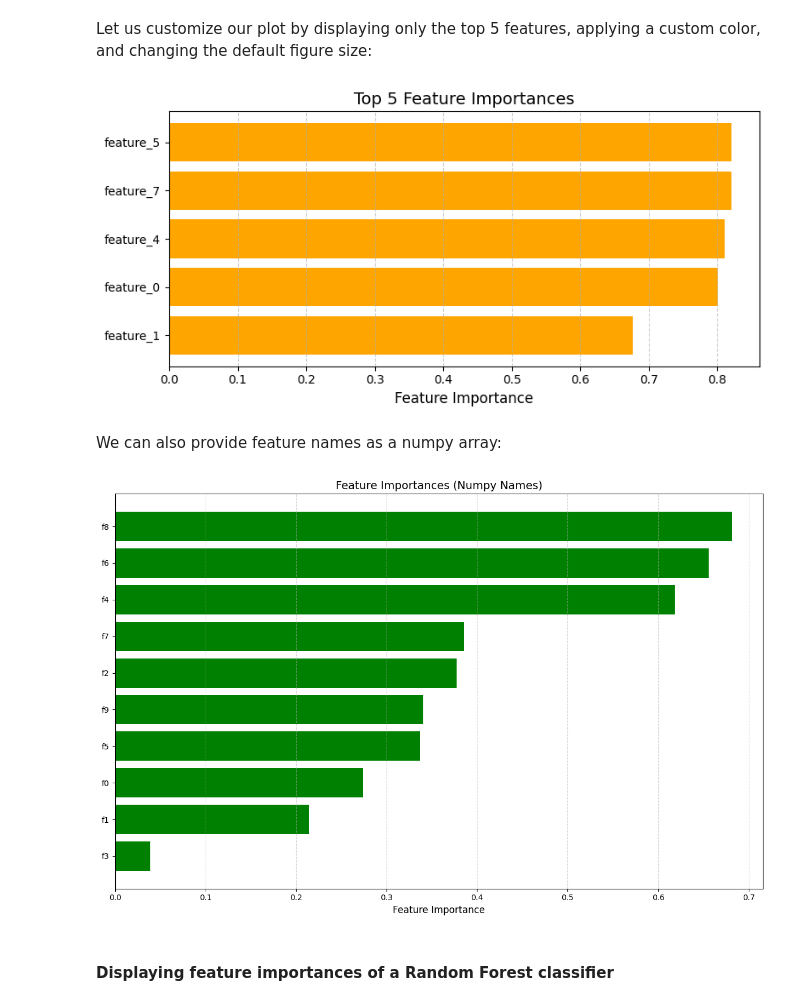
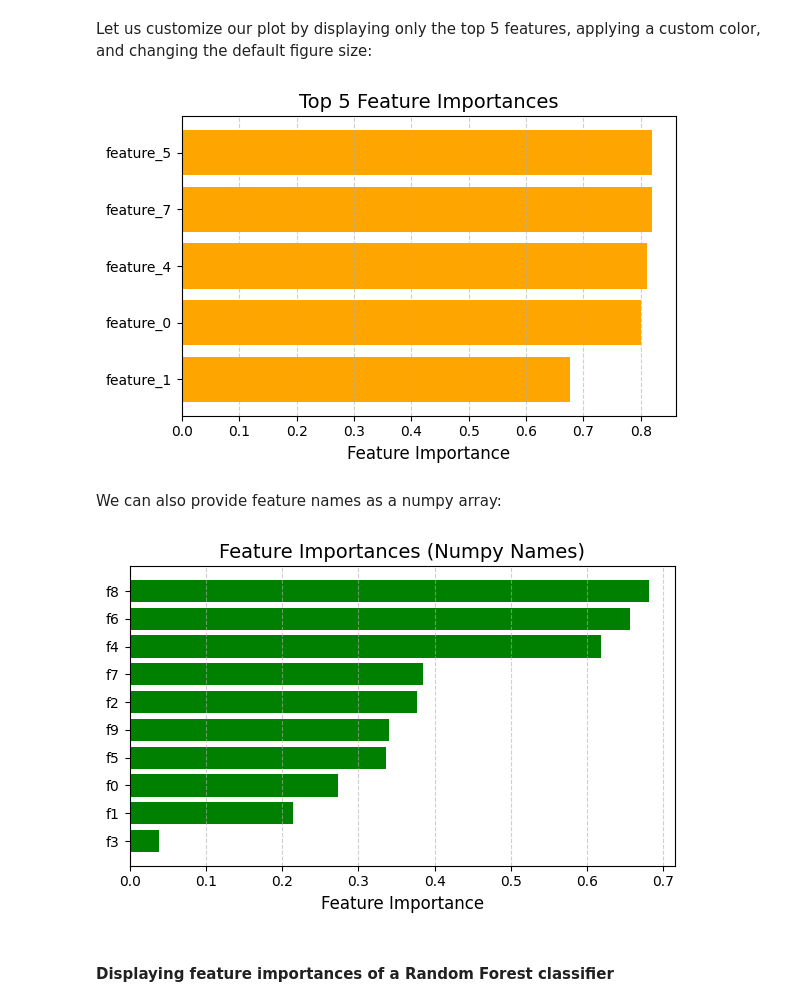
Before and after one commit to petrobras/3W, a Jupyter notebook: toolkit/demos/assessment_examples.ipynb, the cells around one changed output. Saved outputs shown, nothing was run; the diff lists cells and outputs as text; code cells hidden in the pictures.

```diff
--- a/toolkit/demos/assessment_examples.ipynb
+++ b/toolkit/demos/assessment_examples.ipynb
@@ -106,18 +107,18 @@ Let us customize our plot by displaying only the top 5 features, applying a cust
 # %%
 feature_names = [f"feature_{i}" for i in range(10)]
 feature_importances = np.random.rand(10)
 
 fig = visualizer.feature_visualization(
     feature_importances=feature_importances,
     feature_names=feature_names,
     top_n=5,
     color="orange",
     title="Top 5 Feature Importances",
-    figsize=(8, 4),
+    figsize=(6, 4),
 )
 plt.show()
 # %% [output]
-[figure, old version]
+[figure, new version]
 # %% [markdown]
 We can also provide feature names as a numpy array:
 # %%
@@ -129,10 +130,11 @@ fig = visualizer.feature_visualization(
     feature_names=feature_names_np,
     color="green",
     title="Feature Importances (Numpy Names)",
+    figsize=(6, 4)
 )
 plt.show()
 # %% [output]
-[figure, old version]
+[figure, new version]
 # %% [markdown]
 #### Displaying feature importances of a Random Forest classifier
 # %%
```
Also changed, not shown: parts of 6 cells of this notebook, 1 other file.
